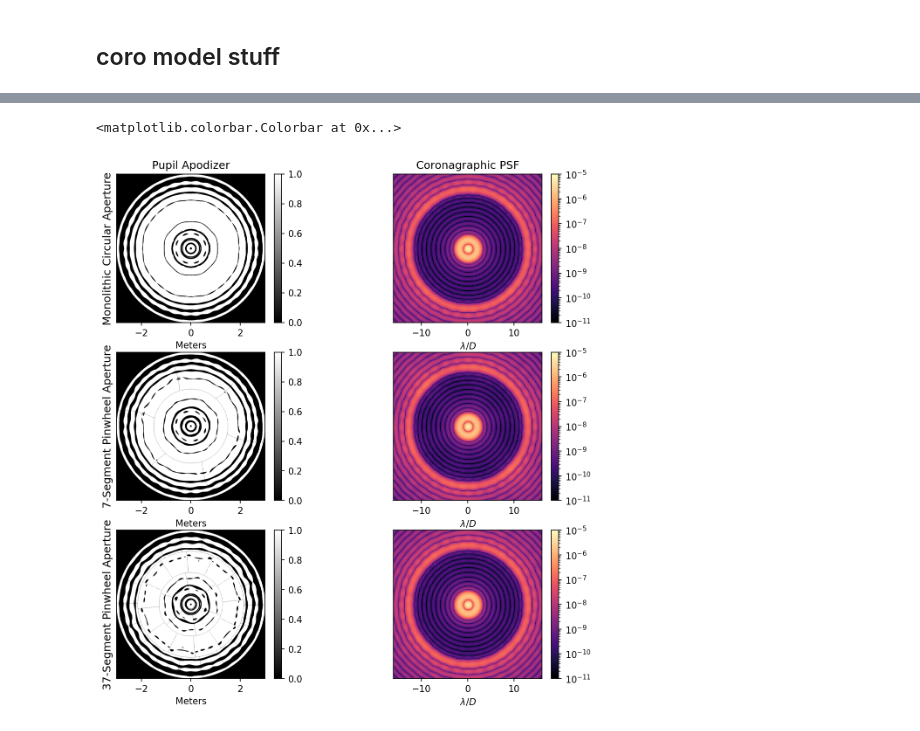
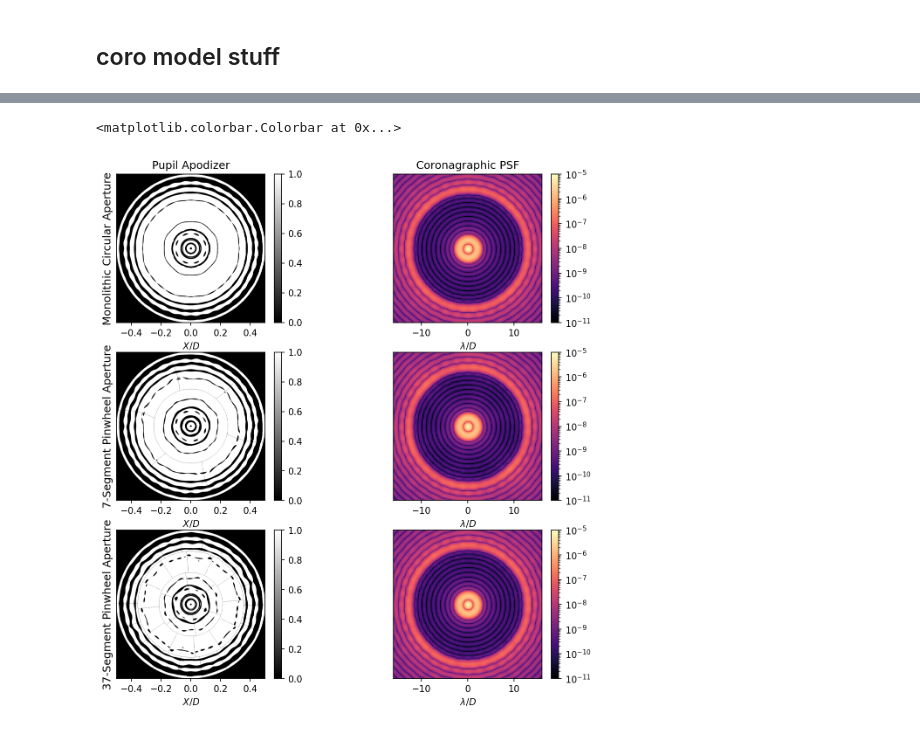
Before and after one commit to zhangderby/wheelies, a Jupyter notebook: figures.ipynb, the cells around one changed output, grey strips where cells are left out. Saved outputs shown, nothing was run; the diff lists cells and outputs as text; code cells hidden in the pictures.

```diff
--- a/figures.ipynb
+++ b/figures.ipynb
@@ -199,8 +199,8 @@ fig, axs = plt.subplots(ncols=2, nrows=3, figsize=(10, 10), dpi=150)
 pupil.update(ap_aplc_cir)
 ax = axs[0, 0]
 ax.set_title("Pupil Apodizer")
-im = ax.imshow(pupil.data, cmap="gray", extent=extent_pupil)
-ax.set_xlabel('Meters')
+im = ax.imshow(pupil.data, cmap="gray", extent=[-0.5, 0.5, -0.5, 0.5])
+ax.set_xlabel('$X/D$')
 ax.set_ylabel('Monolithic Circular Aperture', fontsize=12)
 ax.set_yticklabels([])
 ax.set_yticks([])
@@ -218,40 +218,40 @@ pupil.data = pin7
 pupil.mask = (pin7 != 0)
 pupil.update(ap_aplc_pin)
 ax = axs[1, 0]
-im = ax.imshow(pupil.data, cmap="gray", extent=extent_pupil)
-ax.set_xlabel('Meters')
+im = ax.imshow(pupil.data, cmap="gray", extent=[-0.5, 0.5, -0.5, 0.5])
+ax.set_xlabel('$X/D$')
 ax.set_ylabel('7-Segment Pinwheel Aperture', fontsize=12)
 ax.set_yticklabels([])
 ax.set_yticks([])
 plt.colorbar(im, pad=0.04, fraction=0.046)
 
 ax = axs[1, 1]
 im = ax.imshow(psf_aplc_pin, cmap="magma", extent=extent_focal, vmin=1e-11, vmax=1e-5, norm='log')
 ax.set_xlabel('$\lambda/D$')
 ax.set_yticklabels([])
 ax.set_yticks([])
 plt.colorbar(im, pad=0.04, fraction=0.046)
 
 pupil.data = pin37
 pupil.mask = (pin37 != 0)
 pupil.update(ap_aplc_pin2)
 ax = axs[2, 0]
-im = ax.imshow(pupil.data, cmap="gray", extent=extent_pupil)
-ax.set_xlabel('Meters')
+im = ax.imshow(pupil.data, cmap="gray", extent=[-0.5, 0.5, -0.5, 0.5])
+ax.set_xlabel('$X/D$')
 ax.set_ylabel('37-Segment Pinwheel Aperture', fontsize=12)
 ax.set_yticklabels([])
 ax.set_yticks([])
 plt.colorbar(im, pad=0.04, fraction=0.046)
 
 ax = axs[2, 1]
 im = ax.imshow(psf_aplc_pin2, cmap="magma", extent=extent_focal, vmin=1e-11, vmax=1e-5, norm='log')
 ax.set_xlabel('$\lambda/D$')
 ax.set_yticklabels([])
 ax.set_yticks([])
 plt.colorbar(im, pad=0.04, fraction=0.046)
 # %% [output]
 <matplotlib.colorbar.Colorbar at 0x...>
-[figure, old version]
+[figure, new version]
 # %%
 set_backend_to_defaults()
 
```
Also changed, not shown: parts of 2 cells of this notebook, 2 other files.
